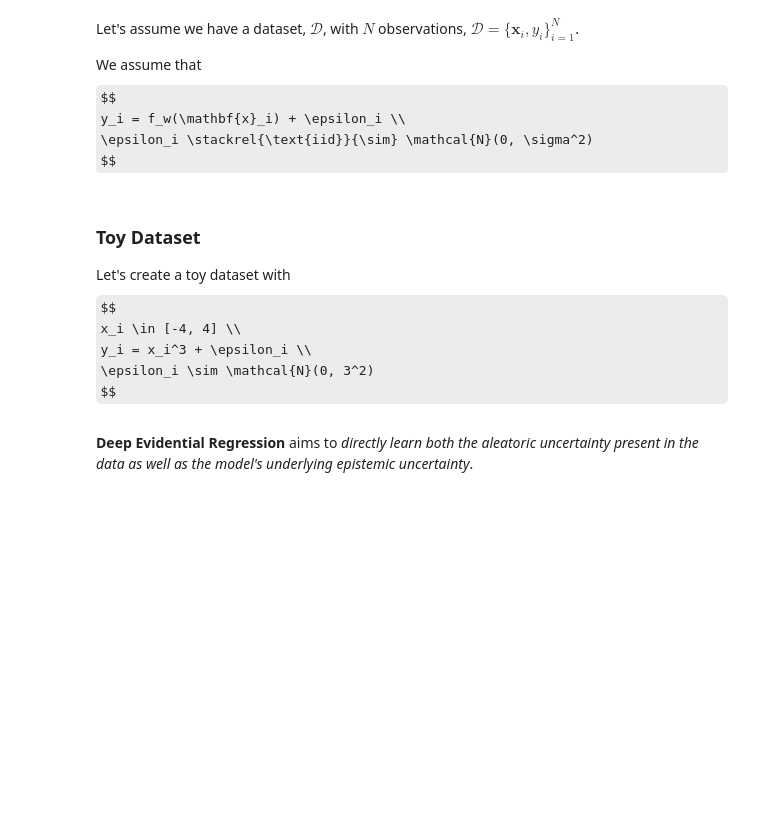
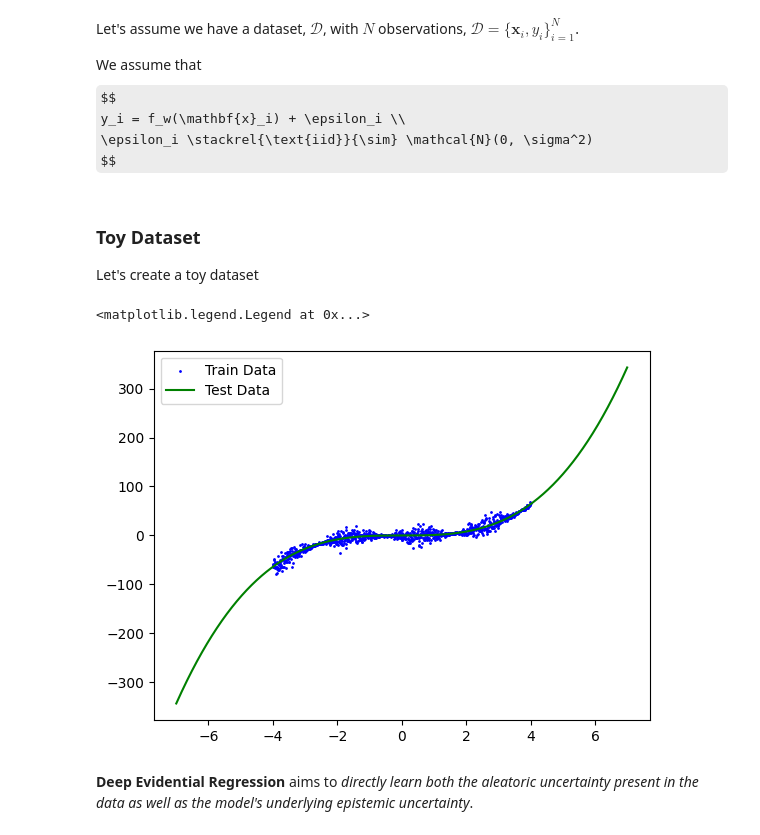
Before and after one commit to nimalu/evidential-deep-learning, a Jupyter notebook: deep-evidential-regression.ipynb, the cells around one changed output. Drawn from its saved outputs; the diff is of its cells as text; code cells hidden in the pictures; some formulas as TeX source; blank space fills up the shorter version.

```diff
--- a/deep-evidential-regression.ipynb
+++ b/deep-evidential-regression.ipynb
@@ -30,22 +30,27 @@ $$
 # %% [markdown]
 ### Toy Dataset
 
-Let's create a toy dataset with
-$$
-x_i \in [-4, 4] \\
-y_i = x_i^3 + \epsilon_i \\
-\epsilon_i \sim \mathcal{N}(0, 3^2)
-$$
+Let's create a toy dataset
 # %%
 N = 1000
 TRAIN_BOUNDS = (-4, 4)
 TEST_BOUNDS = (-7, 7)
 
 x_train = np.linspace(TRAIN_BOUNDS[0], TRAIN_BOUNDS[1], N).reshape(-1, 1)
-y_train = x_train**3 + np.random.normal(0, 3, size=(N, 1))
+# Heteroscedastic noise: std depends on x
+noise_std = (1.0 + np.sin(x_train*3)) * 5.0 + 1.0
+y_train = x_train**3 + np.random.normal(0, noise_std, size=(N, 1))
 
 x_test = np.linspace(TEST_BOUNDS[0], TEST_BOUNDS[1], N).reshape(-1, 1)
 y_test = x_test**3
+
+plt.figure()
+plt.scatter(x_train, y_train, label='Train Data', s=1, color="blue")
+plt.plot(x_test, y_test, label='Test Data', color="green")
+plt.legend()
+# %% [output]
+<matplotlib.legend.Legend at 0x...>
+[figure, added]
 # %%
 # Prepare data for PyTorch
 train_dataset = torch.utils.data.TensorDataset(
```
Also changed, not shown: parts of 24 cells of this notebook, 2 other files.
